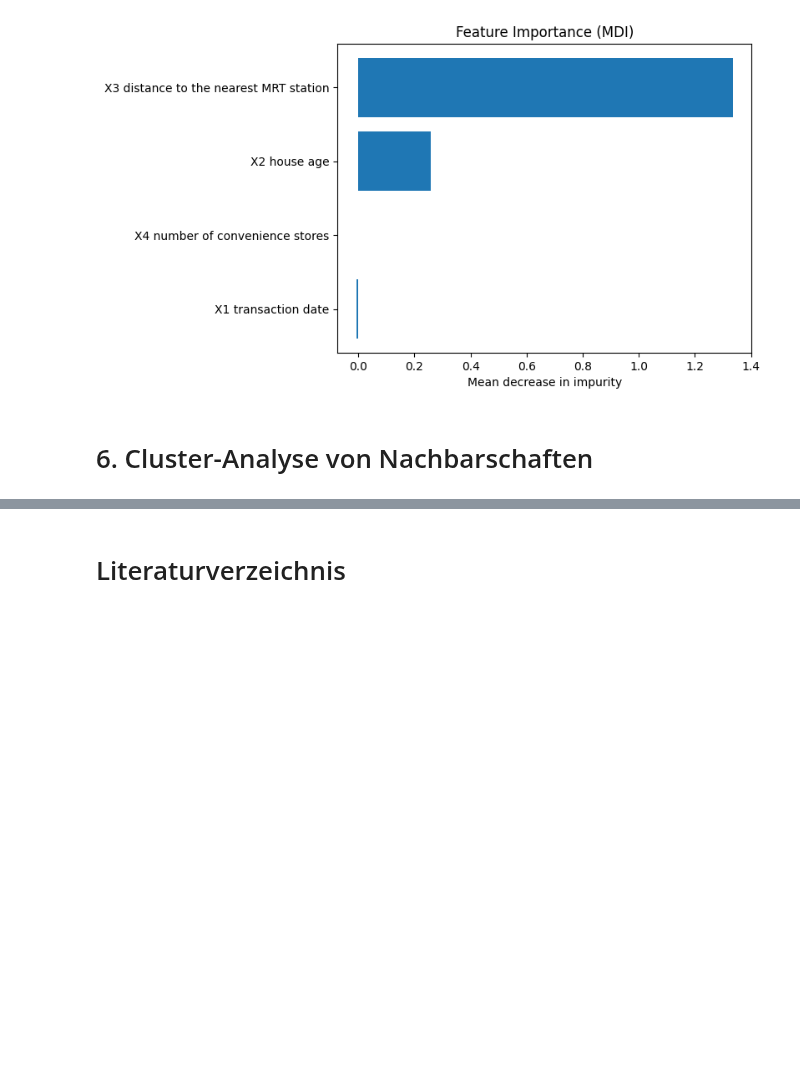
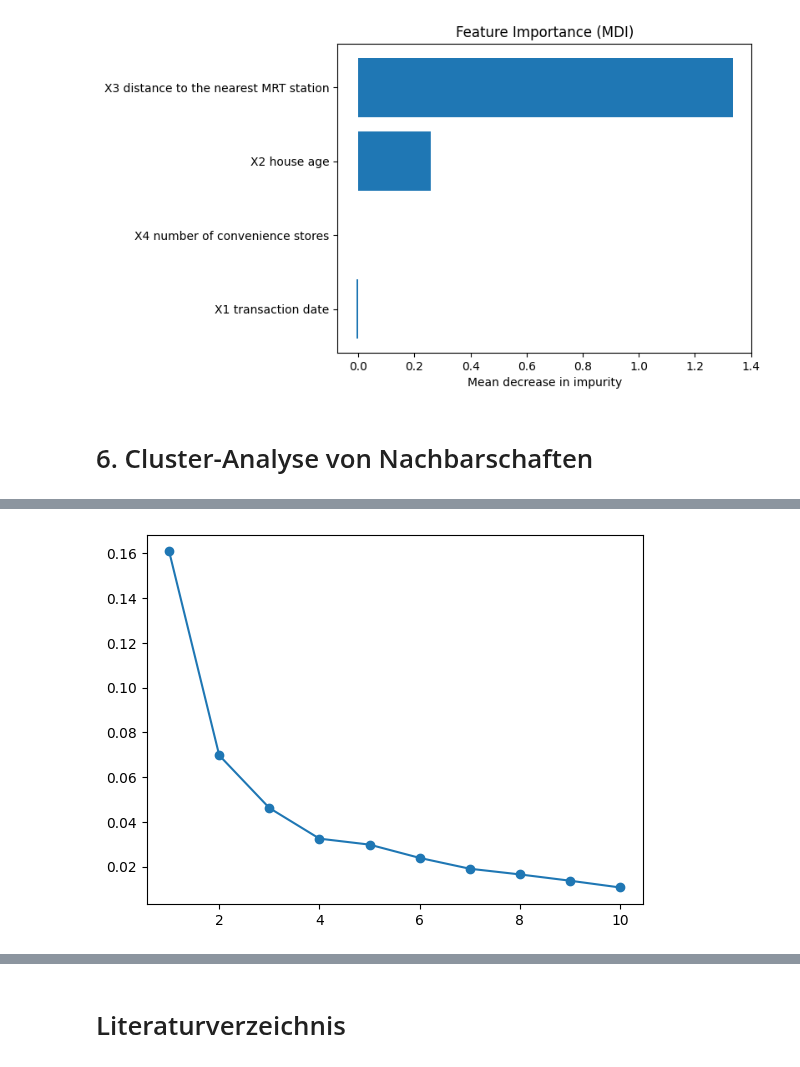
Before and after one commit to TillWege/dm-ml, a Jupyter notebook: paper.ipynb, the cells around one changed output, grey strips where cells are left out. Saved outputs shown, nothing was run; the diff lists cells and outputs as text; code cells hidden in the pictures; blank space fills up the shorter version.

```diff
--- a/paper.ipynb
+++ b/paper.ipynb
@@ -480,0 +479,15 @@ plt.show()
+# %%
+from sklearn.cluster import KMeans
+
+
+def SquaredErrorKmeans(data, k):
+    kmeans = KMeans(n_clusters=k, random_state=0)
+    kmeans.fit(data)
+    return kmeans.inertia_
+
+sqErrors = [SquaredErrorKmeans(data_no_id[['X5 latitude', 'X6 longitude']], k) for k in range(1, 11)]
+
+plt.plot(range(1, 11), sqErrors, marker='o')
+plt.show()
+# %% [output]
+[figure, added]
```
Also changed, not shown: parts of 6 cells of this notebook, 2 other files.
